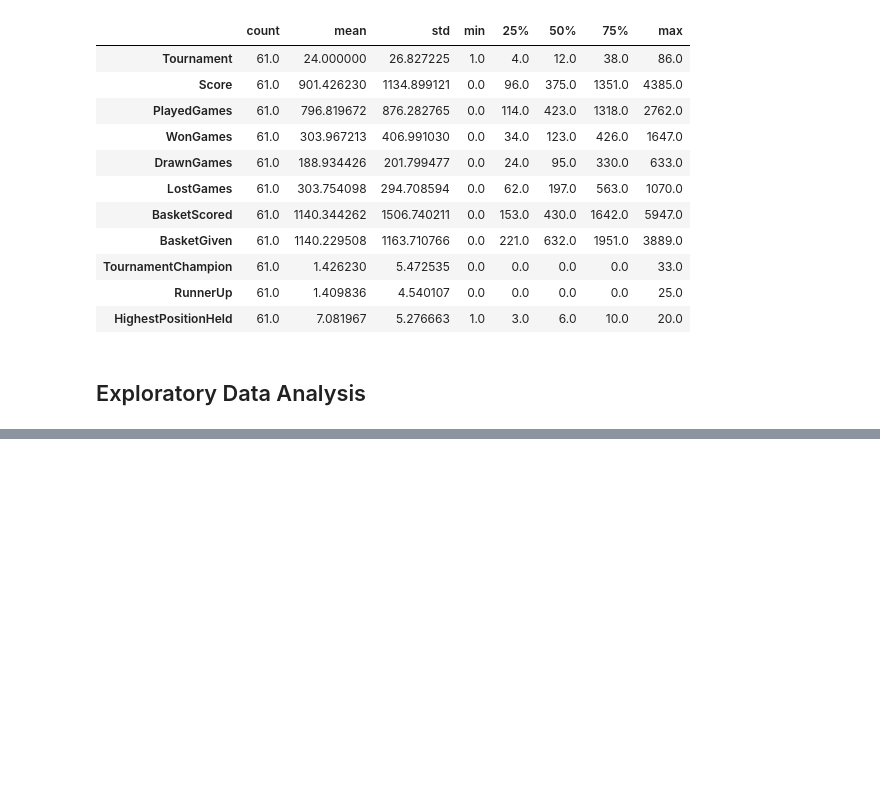
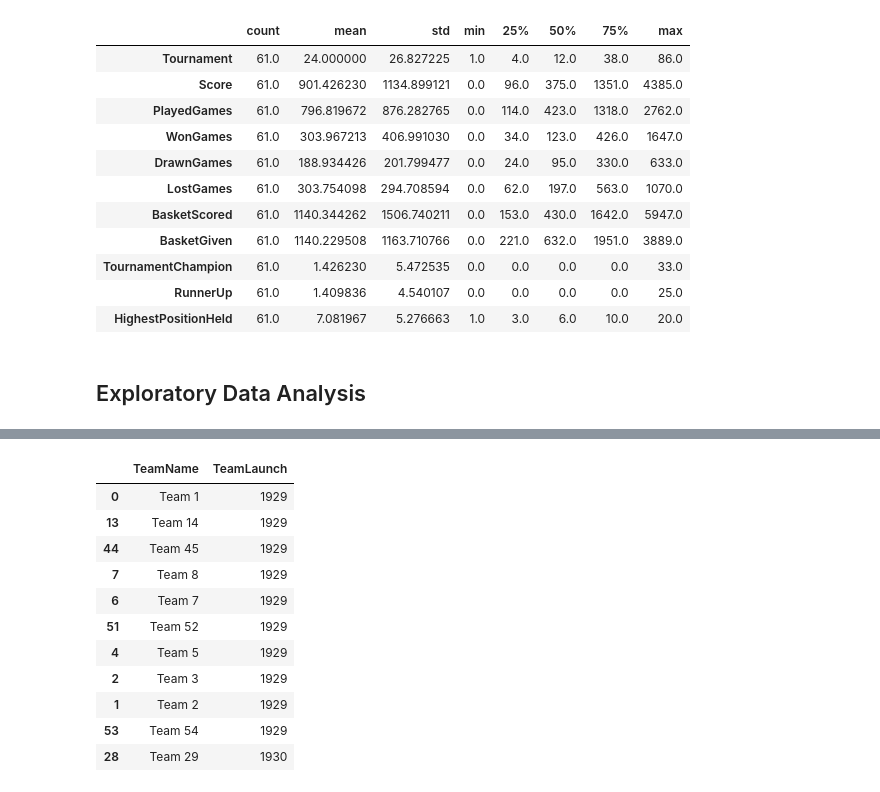
Before and after one commit to SelvamRaju/Applied-Statistics, a Jupyter notebook: Part-Two.ipynb, the cells around one changed output, grey strips where cells are left out. Cells and saved outputs as stored; diff of their text form; code cells hidden in the pictures; blank space fills up the shorter version.

```diff
--- a/Part-Two.ipynb
+++ b/Part-Two.ipynb
@@ -199,0 +201,23 @@ gameData.corr()
+# %%
+##Finding Oldest team Team
+
+teamLaunchData = gameData[['TeamName', 'TeamLaunch']]
+oldestTeams = teamLaunchData.sort_values("TeamLaunch", axis = 0, ascending = True, inplace = False)
+
+oldestTeams.head(11)
+
+
+## From the result it is seen that there are 10 teams with launch year 1929
+# %% [output]
+|  | TeamName | TeamLaunch |
+| 0 | Team 1 | 1929 |
+| 13 | Team 14 | 1929 |
+| 44 | Team 45 | 1929 |
+| 7 | Team 8 | 1929 |
+| 6 | Team 7 | 1929 |
+| 51 | Team 52 | 1929 |
+| 4 | Team 5 | 1929 |
+| 2 | Team 3 | 1929 |
+| 1 | Team 2 | 1929 |
+| 53 | Team 54 | 1929 |
+| 28 | Team 29 | 1930 |
```
Also changed, not shown: parts of 18 cells of this notebook, 1 other file.
